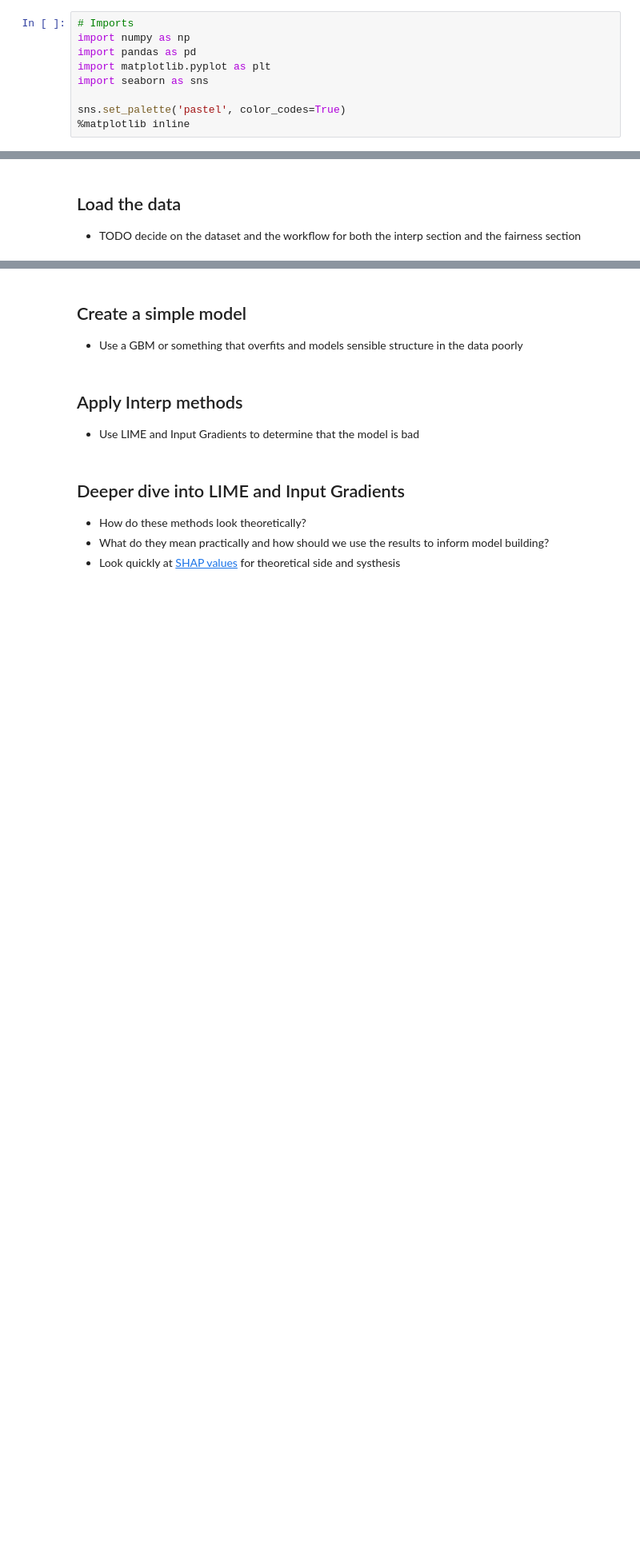
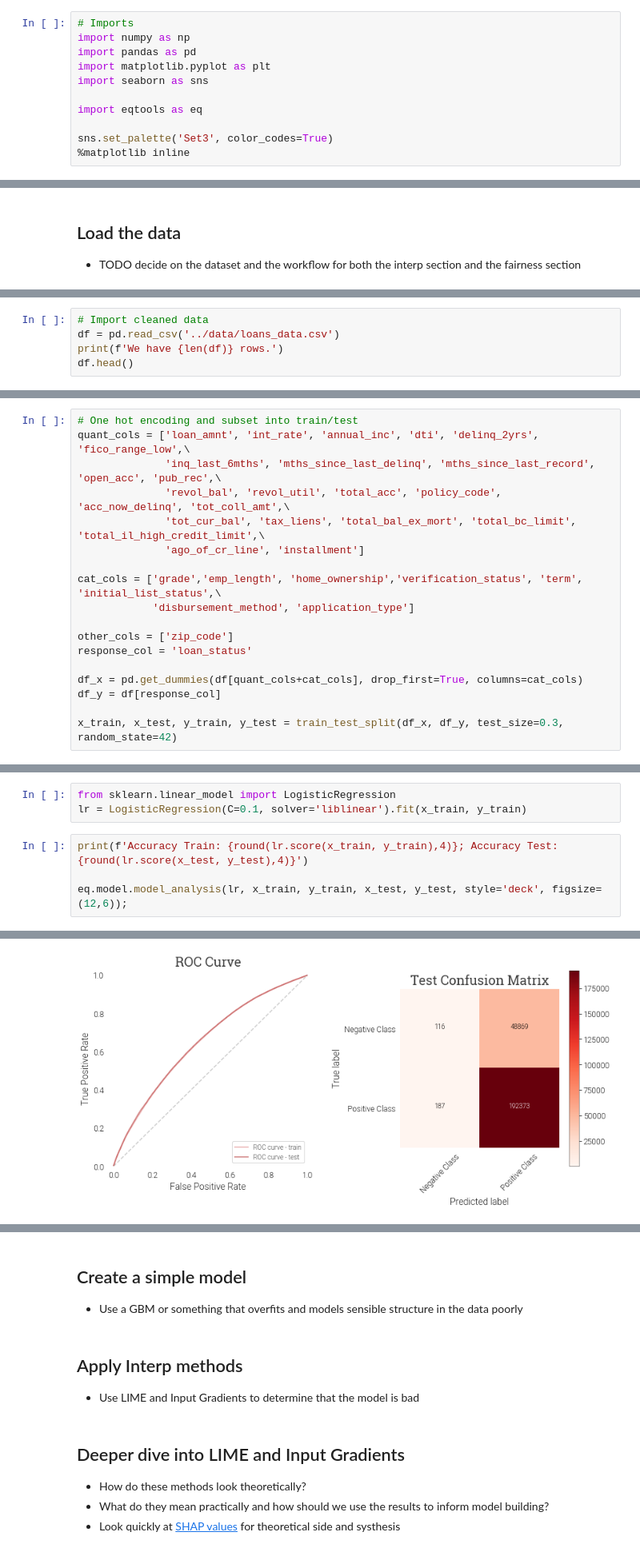
Before and after one commit to pblankley/interp-workshop-2019, a Jupyter notebook: notebooks/pb_interp_workshop.ipynb, the cells around one changed output, grey strips where cells are left out. Shown at 80% size. Drawn from its saved outputs; the diff is of its cells as text; blank space fills up the shorter version.

```diff
--- a/notebooks/pb_interp_workshop.ipynb
+++ b/notebooks/pb_interp_workshop.ipynb
@@ -7,5 +7,7 @@ import pandas as pd
 import matplotlib.pyplot as plt
 import seaborn as sns
 
-sns.set_palette('pastel', color_codes=True)
+import eqtools as eq
+
+sns.set_palette('Set3', color_codes=True)
 %matplotlib inline
@@ -14,0 +67,5 @@ sns.set_palette('pastel', color_codes=True)
+# %%
+# Import cleaned data
+df = pd.read_csv('../data/loans_data.csv')
+print(f'We have {len(df)} rows.')
+df.head()
@@ -14,0 +83,18 @@ sns.set_palette('pastel', color_codes=True)
+# %%
+# One hot encoding and subset into train/test
+quant_cols = ['loan_amnt', 'int_rate', 'annual_inc', 'dti', 'delinq_2yrs', 'fico_range_low',\
+              'inq_last_6mths', 'mths_since_last_delinq', 'mths_since_last_record', 'open_acc', 'pub_rec',\
+              'revol_bal', 'revol_util', 'total_acc', 'policy_code', 'acc_now_delinq', 'tot_coll_amt',\
+              'tot_cur_bal', 'tax_liens', 'total_bal_ex_mort', 'total_bc_limit', 'total_il_high_credit_limit',\
+              'ago_of_cr_line', 'installment']
+
+cat_cols = ['grade','emp_length', 'home_ownership','verification_status', 'term', 'initial_list_status',\
+            'disbursement_method', 'application_type']
+
+other_cols = ['zip_code']
+response_col = 'loan_status'
+
+df_x = pd.get_dummies(df[quant_cols+cat_cols], drop_first=True, columns=cat_cols)
+df_y = df[response_col]
+
+x_train, x_test, y_train, y_test = train_test_split(df_x, df_y, test_size=0.3, random_state=42)
@@ -14,0 +108,8 @@ sns.set_palette('pastel', color_codes=True)
+# %%
+from sklearn.linear_model import LogisticRegression
+lr = LogisticRegression(C=0.1, solver='liblinear').fit(x_train, y_train)
+# %%
+print(f'Accuracy Train: {round(lr.score(x_train, y_train),4)}; Accuracy Test: {round(lr.score(x_test, y_test),4)}')
+
+eq.model.model_analysis(lr, x_train, y_train, x_test, y_test, style='deck', figsize=(12,6));
+# %% [output]
@@ -14,0 +118 @@ sns.set_palette('pastel', color_codes=True)
+[figure, added]
```
Also changed, not shown: parts of 9 cells of this notebook.
